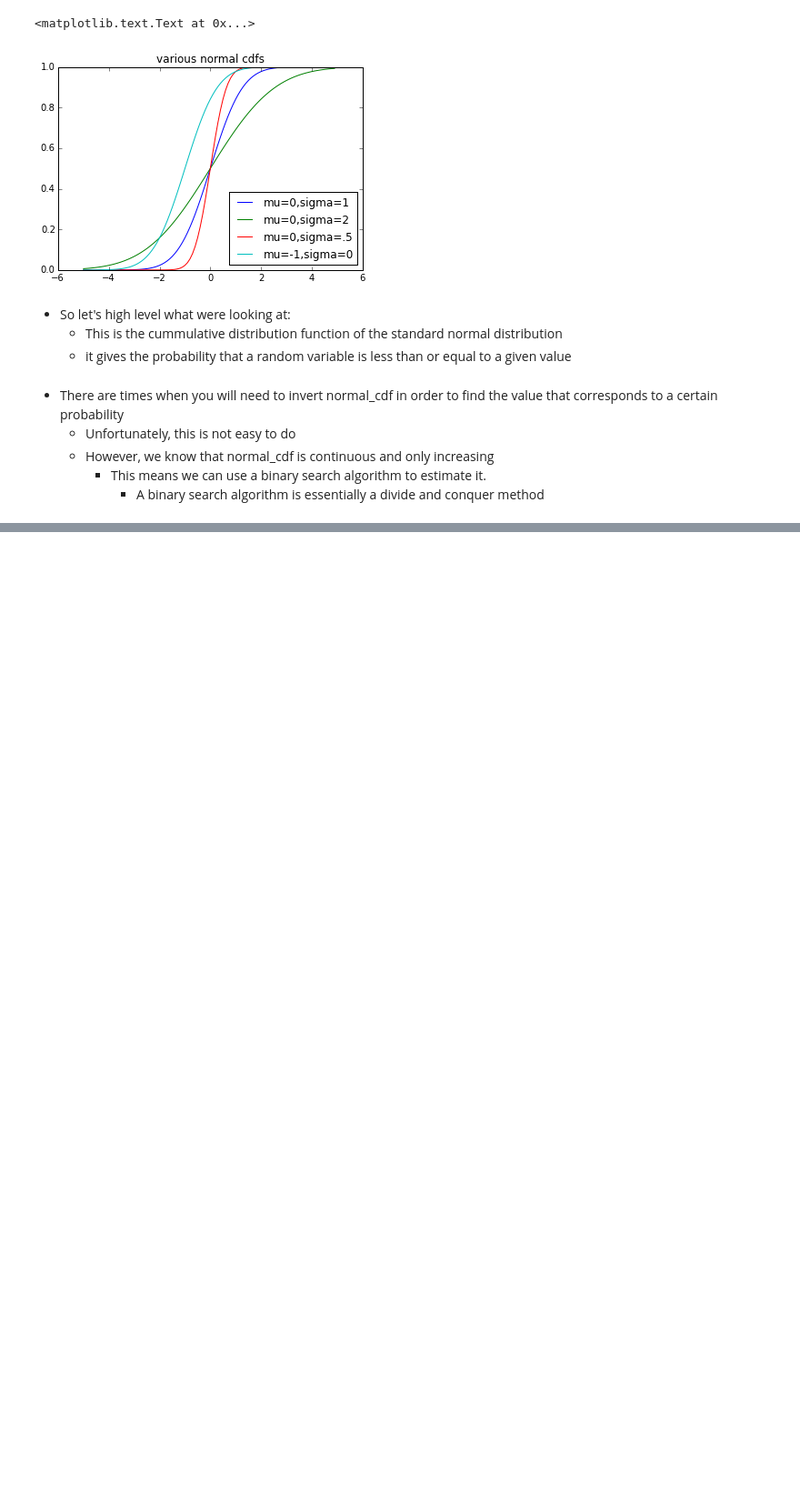
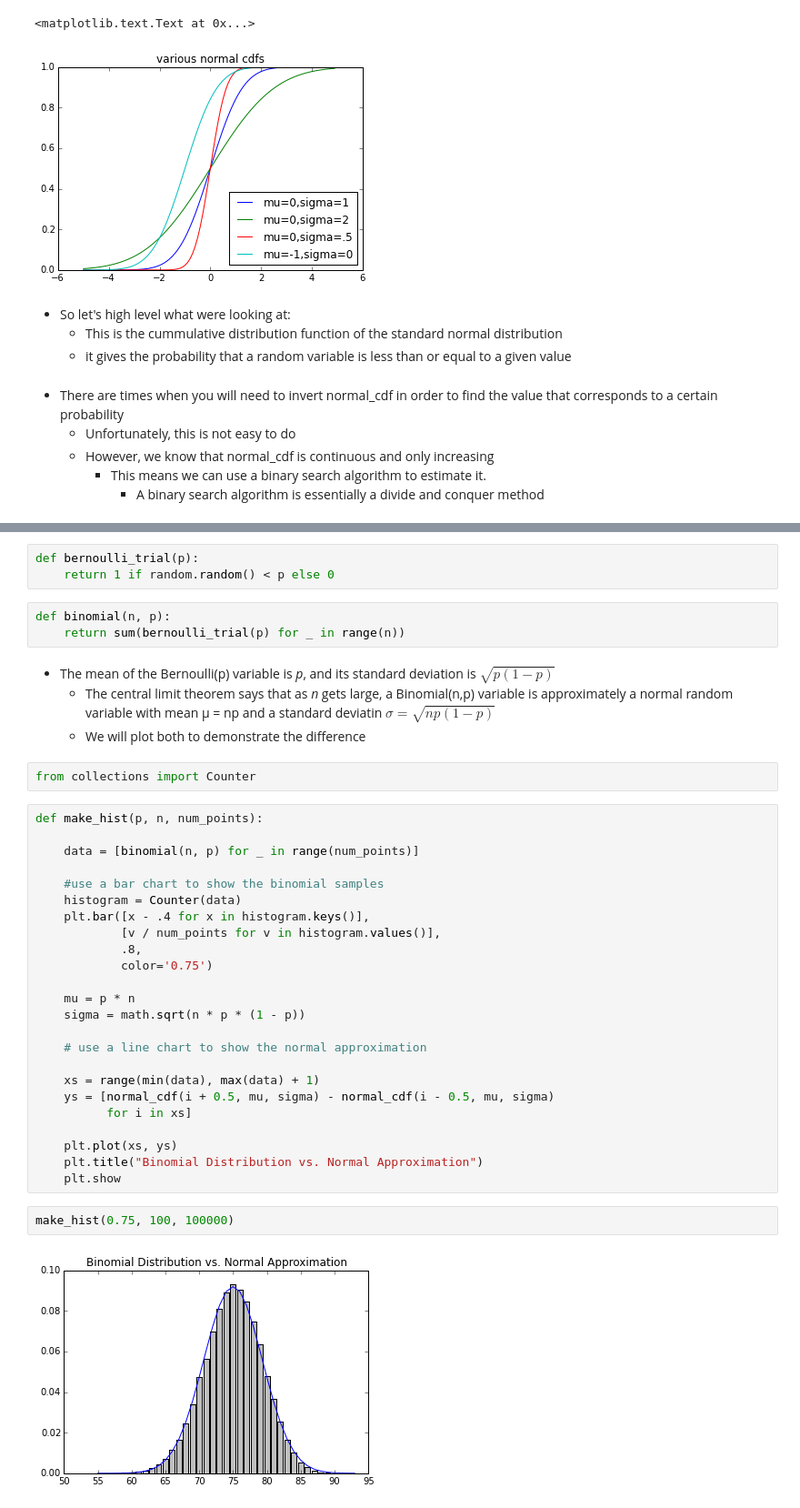
Before and after one commit to Grillz/dsScratch, a Jupyter notebook: Ch6 Probability.ipynb, the cells around one changed output, grey strips where cells are left out. Shown: that part at 91% size. Saved outputs shown, nothing was run; the diff lists cells and outputs as text; blank space fills up the shorter version.

```diff
--- a/Ch6 Probability.ipynb
+++ b/Ch6 Probability.ipynb
@@ -264,0 +309,40 @@ SyntaxError: invalid syntax (<ipython-input-41-76dcf7190f9d>, line 1)
+# %%
+def bernoulli_trial(p):
+    return 1 if random.random() < p else 0
+# %%
+def binomial(n, p):
+    return sum(bernoulli_trial(p) for _ in range(n))
+# %% [markdown]
+* The mean of the Bernoulli(p) variable is *p*, and its standard deviation is $ \sqrt{p(1-p)}$
+    * The central limit theorem says that as *n* gets large, a Binomial(n,p) variable is approximately a normal random variable with mean µ = np and a standard deviatin $ \sigma = \sqrt{np(1-p)} $
+    * We will plot both to demonstrate the difference
+# %%
+from collections import Counter
+# %%
+def make_hist(p, n, num_points):
+
+    data = [binomial(n, p) for _ in range(num_points)]
+
+    #use a bar chart to show the binomial samples
+    histogram = Counter(data)
+    plt.bar([x - .4 for x in histogram.keys()],
+            [v / num_points for v in histogram.values()],
+            .8,
+            color='0.75')
+
+    mu = p * n
+    sigma = math.sqrt(n * p * (1 - p))
+
+    # use a line chart to show the normal approximation
+
+    xs = range(min(data), max(data) + 1)
+    ys = [normal_cdf(i + 0.5, mu, sigma) - normal_cdf(i - 0.5, mu, sigma)
+          for i in xs]
+
+    plt.plot(xs, ys)
+    plt.title("Binomial Distribution vs. Normal Approximation")
+    plt.show
+# %%
+make_hist(0.75, 100, 100000)
+# %% [output]
+[figure, added]
```
Also changed, not shown: parts of 17 cells of this notebook.
